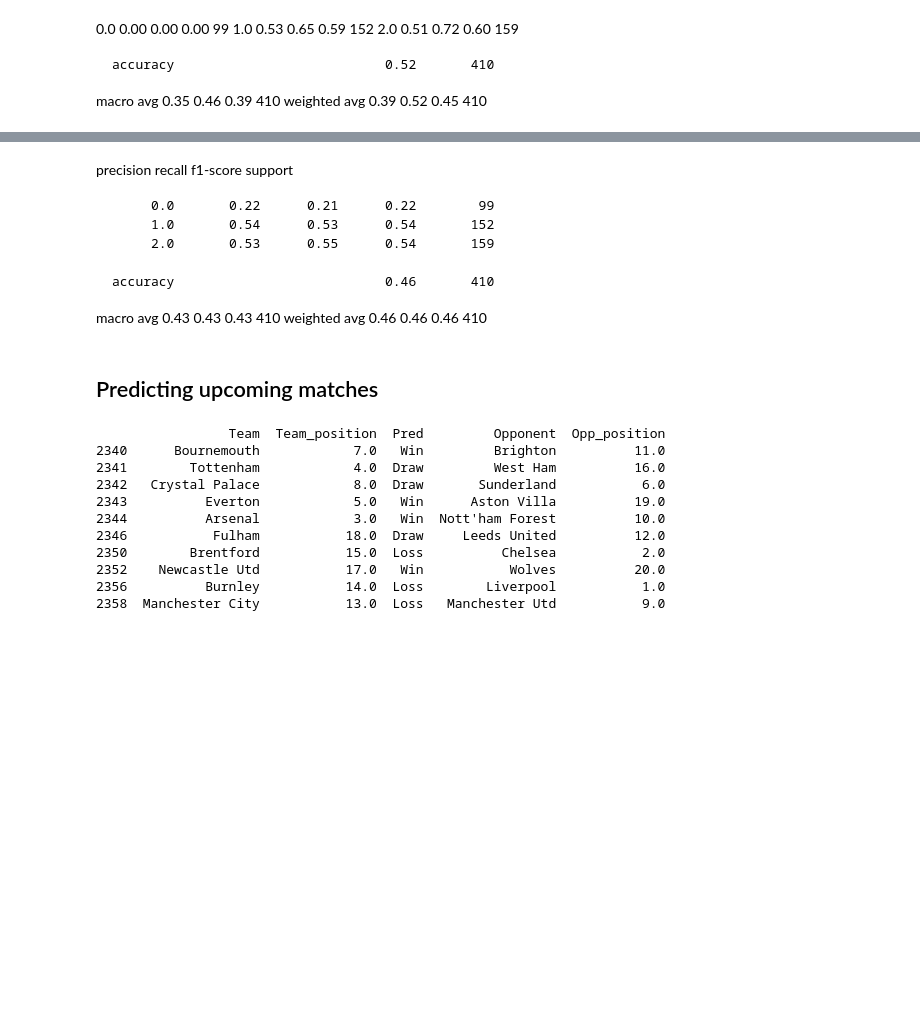
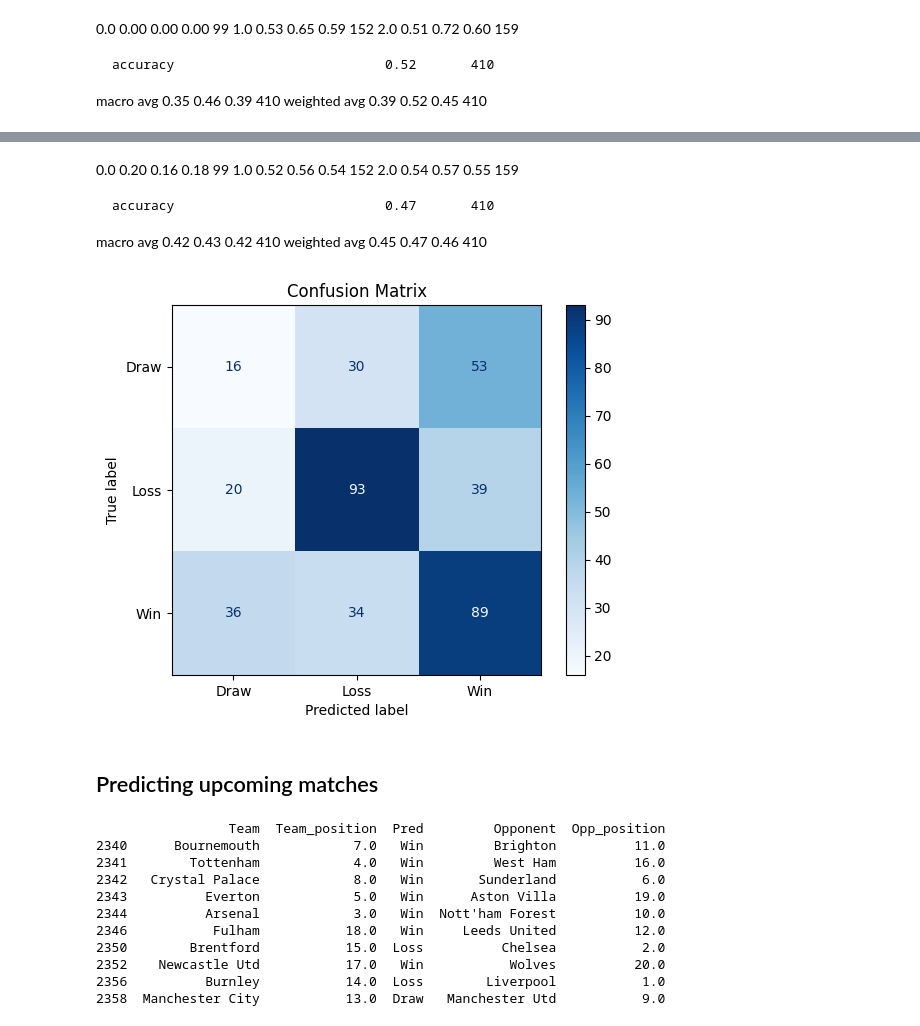
Before and after one commit to Ivan-engunsw/FPLPredict, a Jupyter notebook: model.ipynb, the cells around one changed output, grey strips where cells are left out. Drawn from its saved outputs; the diff is of its cells as text; code cells hidden in the pictures; blank space fills up the shorter version.

```diff
--- a/model.ipynb
+++ b/model.ipynb
@@ -891,10 +922,10 @@ param_grid = {
     'alpha': np.arange(0, 10)
 }
 
-xgboost_clf = GridSearchCV(estimator=xgboost_model, param_grid=param_grid, scoring='accuracy', n_jobs=-1, cv=tscv)
-xgboost_clf.fit(train_X_selected2, train_Y, sample_weight = normalized_sample_weights)
+xgboost_clf = GridSearchCV(estimator=xgboost_model, param_grid=param_grid, scoring='f1_macro', n_jobs=-1, cv=tscv)
+xgboost_clf.fit(train_X_scaled, train_Y, sample_weight = normalized_sample_weights)
 better_xgboost_model = xgboost_clf.best_estimator_
-better_xgboost_preds = better_xgboost_model.predict(test_X_selected2)
+better_xgboost_preds = better_xgboost_model.predict(test_X_scaled)
 print(xgboost_clf.best_params_)
 print(classification_report(test_Y, better_xgboost_preds, zero_division=0))
 # %% [output]
@@ -1068,19 +1135,29 @@ weighted avg       0.45      0.47      0.46       410
 # %% [markdown]
- precision    recall  f1-score   support
+0.0       0.20      0.16      0.18        99
+         1.0       0.52      0.56      0.54       152
+         2.0       0.54      0.57      0.55       159
 
-         0.0       0.22      0.21      0.22        99
-         1.0       0.54      0.53      0.54       152
-         2.0       0.53      0.55      0.54       159
-
-    accuracy                           0.46       410
-   macro avg       0.43      0.43      0.43       410
-weighted avg       0.46      0.46      0.46       410
+    accuracy                           0.47       410
+   macro avg       0.42      0.43      0.42       410
+weighted avg       0.45      0.47      0.46       410
+# %%
+cm2 = confusion_matrix(test_Y, final_pred, labels=[0,1,2])
+
+disp2 = ConfusionMatrixDisplay(confusion_matrix=cm2, display_labels=["Draw", "Loss", "Win"])
+disp2.plot(cmap="Blues", values_format="d")  # "d" for raw counts, ".2f" for proportions
+plt.title("Confusion Matrix")
+plt.show()
+# %% [output]
+[figure, added]
 # %% [markdown]
 ## Predicting upcoming matches
 # %%
 full_train_X = pd.concat([train_X_selected2, test_X_selected2])
 full_train_Y = pd.concat([train_Y, test_Y])
+normalized_sample_weights = compute_sample_weight('balanced', y=full_train_Y)
 
+
+refined_voting_model.fit(full_train_X, full_train_Y, sample_weight=normalized_sample_weights)
 voter_preds = refined_voting_model.predict(future_matches[features])
 result_mapping_dict = {'0': 'Draw', '1': 'Loss', '2': 'Win'}
 voter_preds = [result_mapping_dict.get(str(int(result))) for result in voter_preds]
@@ -1093,12 +1170,12 @@ print(pd.DataFrame({'Team':team_names, 'Team_position': future_matches['Team_pos
 # %% [output]
                  Team  Team_position  Pred         Opponent  Opp_position
 2340      Bournemouth            7.0   Win         Brighton          11.0
-2341        Tottenham            4.0  Draw         West Ham          16.0
-2342   Crystal Palace            8.0  Draw       Sunderland           6.0
+2341        Tottenham            4.0   Win         West Ham          16.0
+2342   Crystal Palace            8.0   Win       Sunderland           6.0
 2343          Everton            5.0   Win      Aston Villa          19.0
 2344          Arsenal            3.0   Win  Nott'ham Forest          10.0
-2346           Fulham           18.0  Draw     Leeds United          12.0
+2346           Fulham           18.0   Win     Leeds United          12.0
 2350        Brentford           15.0  Loss          Chelsea           2.0
 2352    Newcastle Utd           17.0   Win           Wolves          20.0
 2356          Burnley           14.0  Loss        Liverpool           1.0
-2358  Manchester City           13.0  Loss   Manchester Utd           9.0
+2358  Manchester City           13.0  Draw   Manchester Utd           9.0
```
Also changed, not shown: parts of 34 cells of this notebook.
